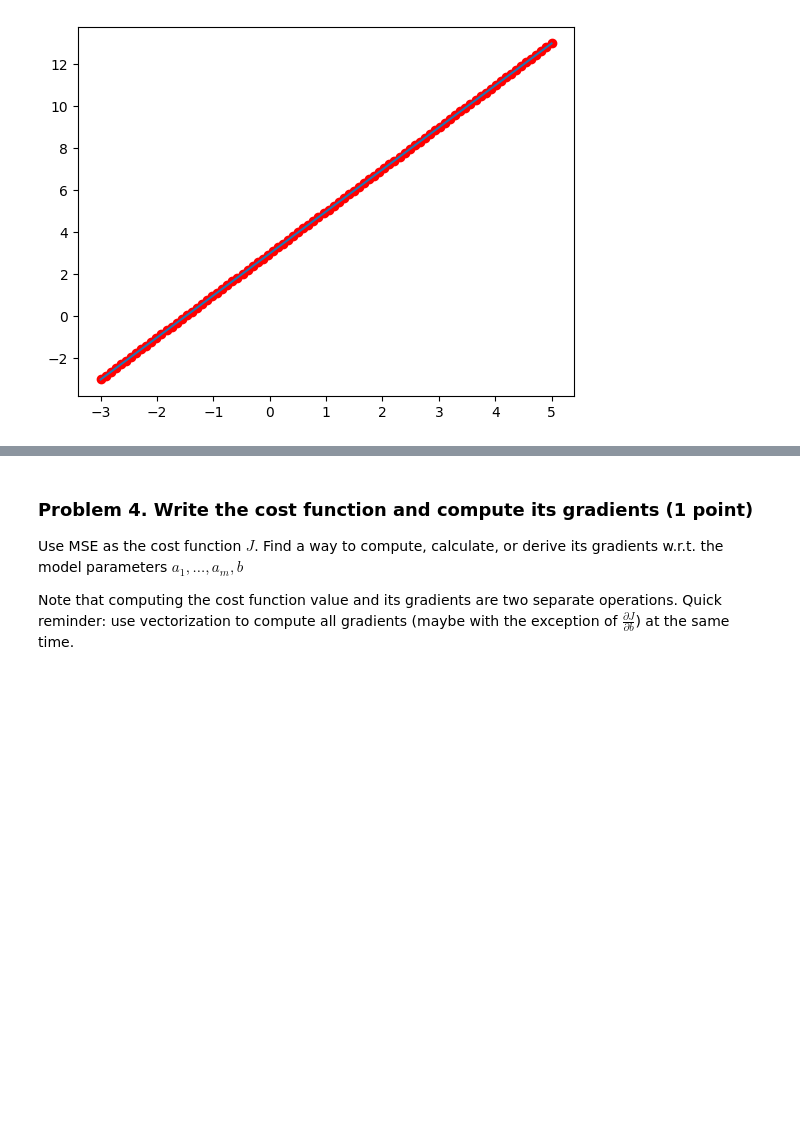
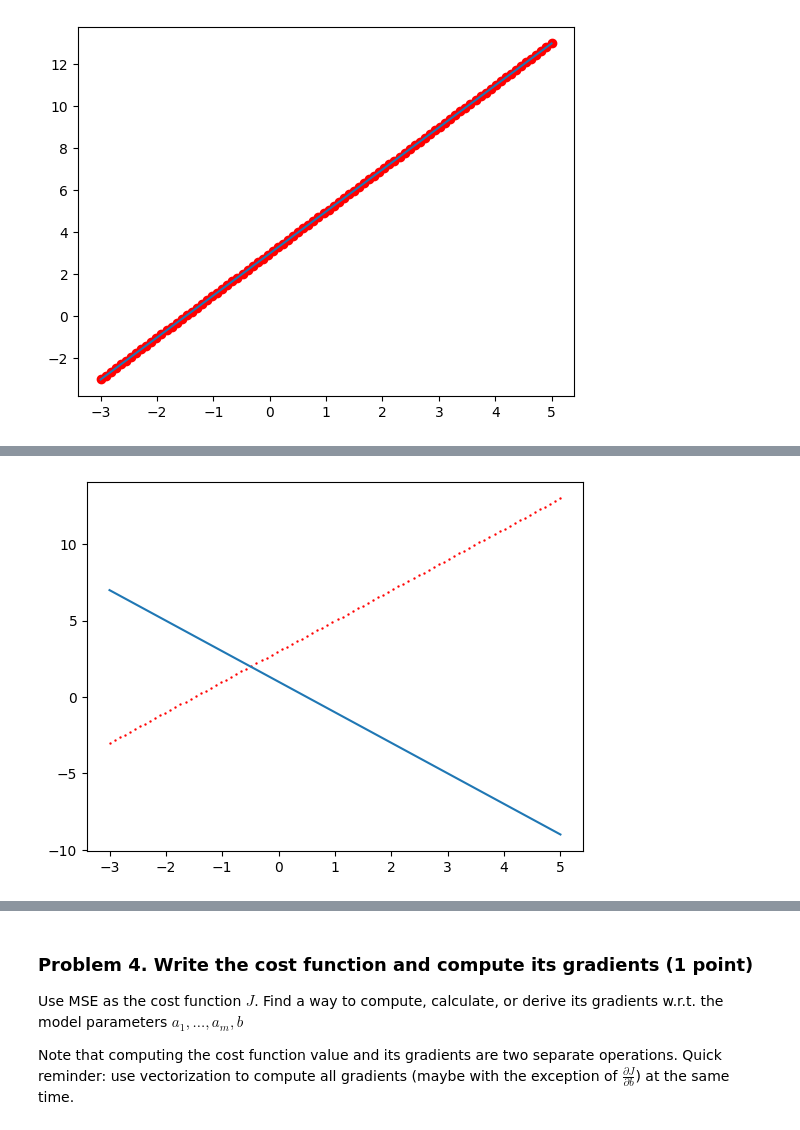
Before and after one commit to patonov/Data_Science-July_2024, a Jupyter notebook: regression_models/Regression Models Lab.ipynb, the cells around one changed output, grey strips where cells are left out. Cells and saved outputs as stored; diff of their text form; code cells hidden in the pictures; blank space fills up the shorter version.

```diff
--- a/regression_models/Regression Models Lab.ipynb
+++ b/regression_models/Regression Models Lab.ipynb
@@ -99,0 +111,4 @@ plt.show()
+# %%
+plot_prediction(x, y, -2, 1)
+# %% [output]
+[figure, added]
```
Also changed, not shown: parts of 5 cells of this notebook.
